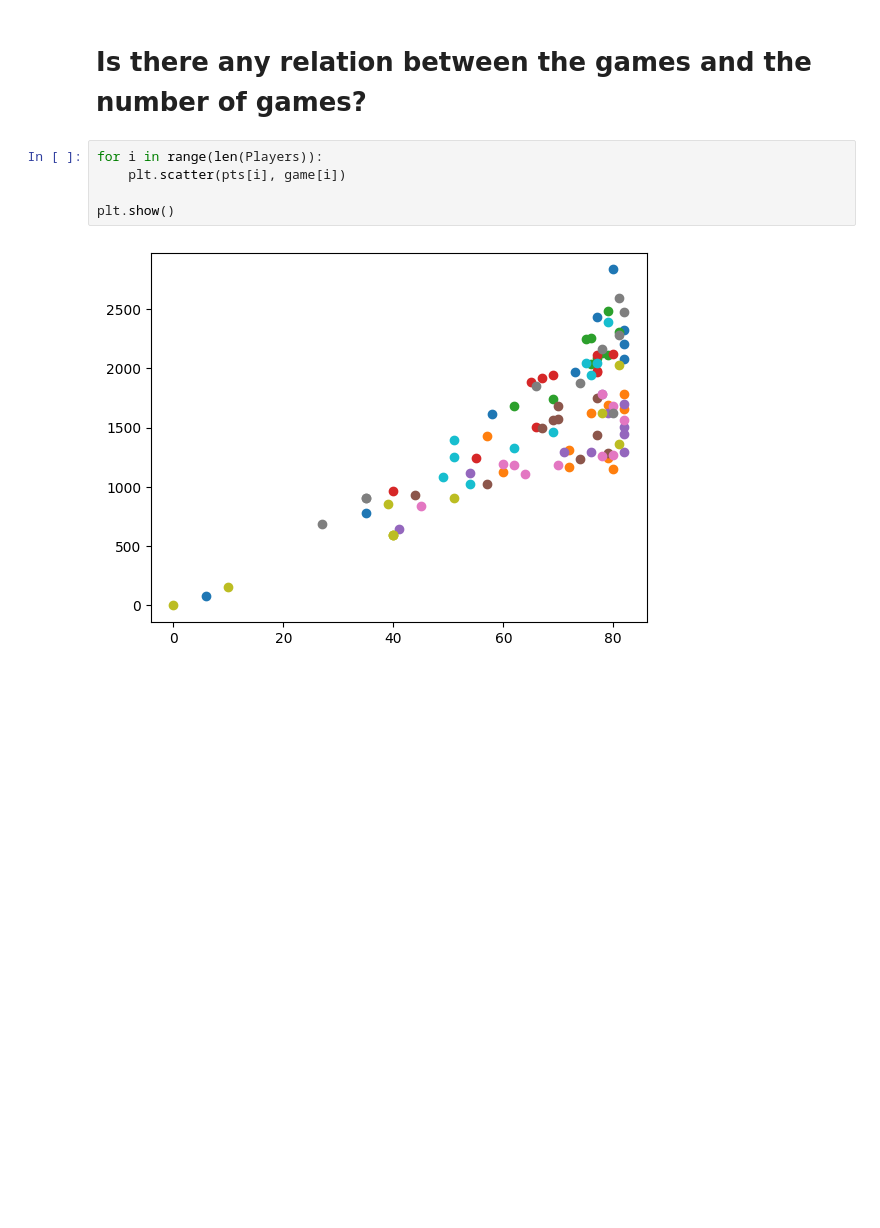
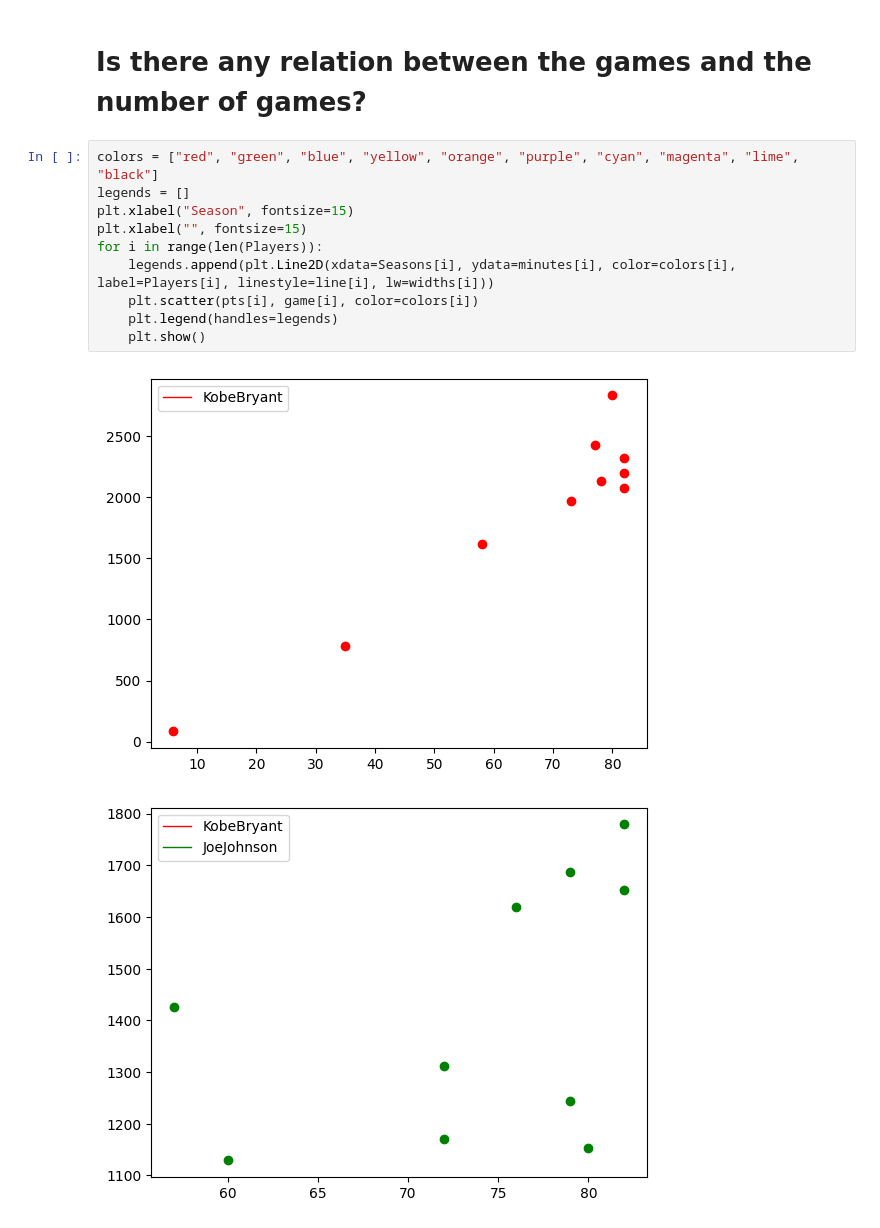
Before and after one commit to RyannKim327/Python-Programming-Compillation, a Jupyter notebook: Data Structures and Algorithm/Jupyter Notebook/basketball.ipynb, the cells around one changed output. Cells and saved outputs as stored; diff of their text form; blank space fills up the shorter version.

```diff
--- a/Data Structures and Algorithm/Jupyter Notebook/basketball.ipynb
+++ b/Data Structures and Algorithm/Jupyter Notebook/basketball.ipynb
@@ -185,9 +185,15 @@ plt.show()
 # %% [markdown]
 # Is there any relation between the games and the number of games?
 # %%
+colors = ["red", "green", "blue", "yellow", "orange", "purple", "cyan", "magenta", "lime", "black"]
+legends = []
+plt.xlabel("Season", fontsize=15)
+plt.xlabel("", fontsize=15)
 for i in range(len(Players)):
-    plt.scatter(pts[i], game[i])
-
-plt.show()
+    legends.append(plt.Line2D(xdata=Seasons[i], ydata=minutes[i], color=colors[i], label=Players[i], linestyle=line[i], lw=widths[i]))
+    plt.scatter(pts[i], game[i], color=colors[i])
+    plt.legend(handles=legends)
+    plt.show()
 # %% [output]
-[figure, old version]
+[figure, new version]
+[figure, added]
```
Also changed, not shown: parts of 1 cell of this notebook.
